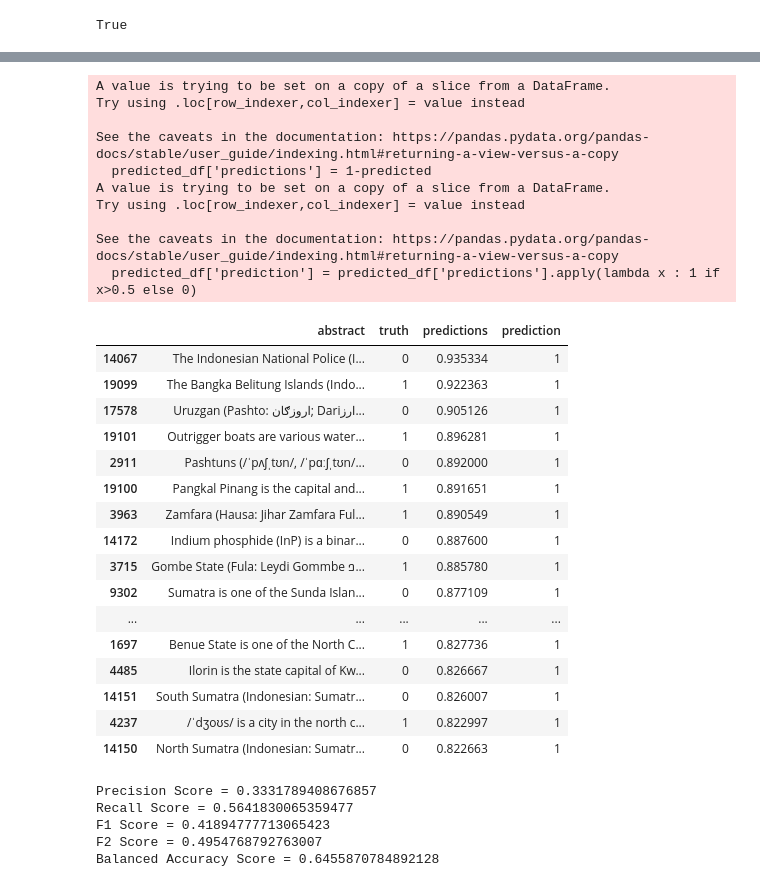
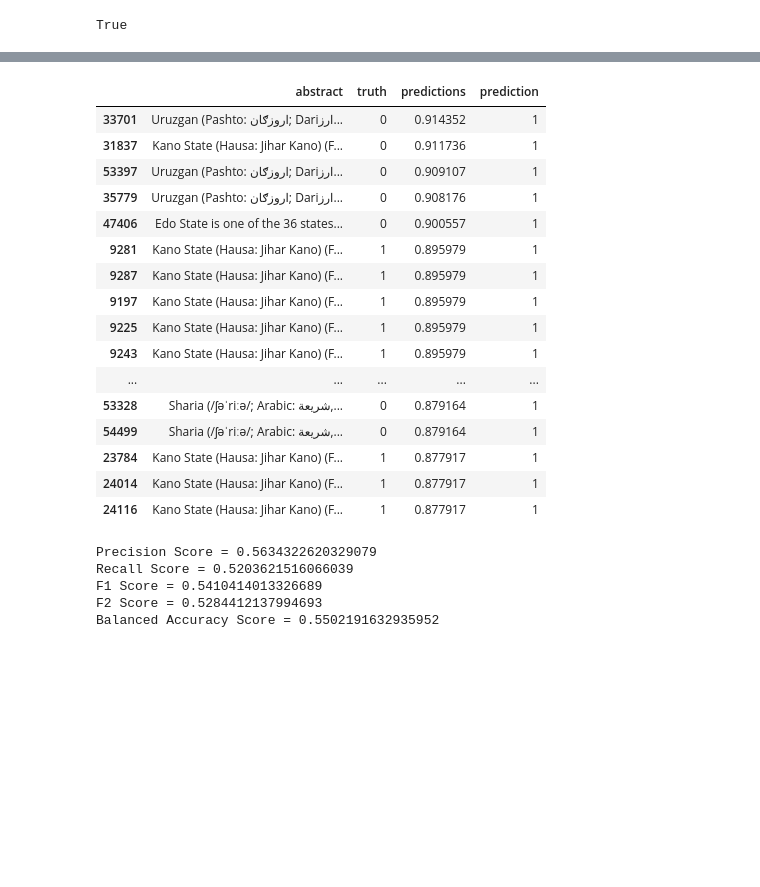
Before and after one commit to lewisponsonby/L4-Project, a Jupyter notebook: src/entity_django/entity_app/Classification Testing.ipynb, the cells around one changed output, grey strips where cells are left out. Saved outputs shown, nothing was run; the diff lists cells and outputs as text; code cells hidden in the pictures; blank space fills up the shorter version.

```diff
--- a/src/entity_django/entity_app/Classification Testing.ipynb
+++ b/src/entity_django/entity_app/Classification Testing.ipynb
@@ -192,5 +192,5 @@ test_labels = test_df['truth']
 test_features = tfidf_vectorizer.transform(test_df['abstract'])
 # %%
 from sklearn.linear_model import SGDClassifier
-clf = SGDClassifier(loss='log').fit(train_features,train_labels)
+clf = SGDClassifier(loss='log')#.fit(train_features,train_labels)
 # %%
@@ -200,36 +200,26 @@ pickle.dump(tfidf_vectorizer, open('vectorizer.pkl', "wb"))
 # %%
 from sklearn.model_selection import cross_val_predict
-predicted =  clf._predict_proba_lr(test_features)[:,0]
-predicted_df = test_df_
+predicted = cross_val_predict(clf, train_features, train_labels, cv=6, method='predict_proba')[:,0]
+predicted_df = merged
 predicted_df['predictions'] = 1-predicted
 #predicted_df.sort_values(by='predictions', ascending=False).head(30)
-predicted_df['prediction'] = predicted_df['predictions'].apply(lambda x : 1 if x>0.5 else 0)
+predicted_df['prediction'] = predicted_df['predictions'].apply(lambda x : 1 if x>0.45 else 0)
 predicted_df.sort_values(['predictions'], ascending=False).head(30)
 # %% [output]
-A value is trying to be set on a copy of a slice from a DataFrame.
-Try using .loc[row_indexer,col_indexer] = value instead
-
-See the caveats in the documentation: https://pandas.pydata.org/pandas-docs/stable/user_guide/indexing.html#returning-a-view-versus-a-copy
-  predicted_df['predictions'] = 1-predicted
-A value is trying to be set on a copy of a slice from a DataFrame.
-Try using .loc[row_indexer,col_indexer] = value instead
-
-See the caveats in the documentation: https://pandas.pydata.org/pandas-docs/stable/user_guide/indexing.html#returning-a-view-versus-a-copy
-  predicted_df['prediction'] = predicted_df['predictions'].apply(lambda x : 1 if x>0.5 else 0)
 |  | abstract | truth | predictions | prediction |
-| 14067 | The Indonesian National Police (I... | 0 | 0.935334 | 1 |
-| 19099 | The Bangka Belitung Islands (Indo... | 1 | 0.922363 | 1 |
-| 17578 | Uruzgan (Pashto: اروزګان; Dariارز... | 0 | 0.905126 | 1 |
-| 19101 | Outrigger boats are various water... | 1 | 0.896281 | 1 |
-| 2911 | Pashtuns (/ˈpʌʃˌtʊn/, /ˈpɑːʃˌtʊn/... | 0 | 0.892000 | 1 |
-| 19100 | Pangkal Pinang is the capital and... | 1 | 0.891651 | 1 |
-| 3963 | Zamfara (Hausa: Jihar Zamfara Ful... | 1 | 0.890549 | 1 |
-| 14172 | Indium phosphide (InP) is a binar... | 0 | 0.887600 | 1 |
-| 3715 | Gombe State (Fula: Leydi Gommbe 𞤤... | 1 | 0.885780 | 1 |
-| 9302 | Sumatra is one of the Sunda Islan... | 0 | 0.877109 | 1 |
+| 33701 | Uruzgan (Pashto: اروزګان; Dariارز... | 0 | 0.914352 | 1 |
+| 31837 | Kano State (Hausa: Jihar Kano) (F... | 0 | 0.911736 | 1 |
+| 53397 | Uruzgan (Pashto: اروزګان; Dariارز... | 0 | 0.909107 | 1 |
+| 35779 | Uruzgan (Pashto: اروزګان; Dariارز... | 0 | 0.908176 | 1 |
+| 47406 | Edo State is one of the 36 states... | 0 | 0.900557 | 1 |
+| 9281 | Kano State (Hausa: Jihar Kano) (F... | 1 | 0.895979 | 1 |
+| 9287 | Kano State (Hausa: Jihar Kano) (F... | 1 | 0.895979 | 1 |
+| 9197 | Kano State (Hausa: Jihar Kano) (F... | 1 | 0.895979 | 1 |
+| 9225 | Kano State (Hausa: Jihar Kano) (F... | 1 | 0.895979 | 1 |
+| 9243 | Kano State (Hausa: Jihar Kano) (F... | 1 | 0.895979 | 1 |
 | ... | ... | ... | ... | ... |
-| 1697 | Benue State is one of the North C... | 1 | 0.827736 | 1 |
-| 4485 | Ilorin is the state capital of Kw... | 0 | 0.826667 | 1 |
-| 14151 | South Sumatra (Indonesian: Sumatr... | 0 | 0.826007 | 1 |
-| 4237 | /ˈdʒoʊs/ is a city in the north c... | 1 | 0.822997 | 1 |
-| 14150 | North Sumatra (Indonesian: Sumatr... | 0 | 0.822663 | 1 |
+| 53328 | Sharia (/ʃəˈriːə/; Arabic: شريعة,... | 0 | 0.879164 | 1 |
+| 54499 | Sharia (/ʃəˈriːə/; Arabic: شريعة,... | 0 | 0.879164 | 1 |
+| 23784 | Kano State (Hausa: Jihar Kano) (F... | 1 | 0.877917 | 1 |
+| 24014 | Kano State (Hausa: Jihar Kano) (F... | 1 | 0.877917 | 1 |
+| 24116 | Kano State (Hausa: Jihar Kano) (F... | 1 | 0.877917 | 1 |
@@ -236,6 +230,6 @@ See the caveats in the documentation: https://pandas.pydata.org/pandas-docs/stab
 # %%
-y_true=predicted_df['truth']
-y_pred=predicted_df['prediction']
+y_true=split_df['truth']
+y_pred=split_df['prediction']
 from sklearn.metrics import balanced_accuracy_score
 from sklearn.metrics import precision_score
 from sklearn.metrics import recall_score
@@ -247,9 +241,9 @@ print("F1 Score =",f1_score(y_true, y_pred, pos_label=1))
 print("F2 Score =",fbeta_score(y_true, y_pred, pos_label=1, beta=2))
 print("Balanced Accuracy Score =",balanced_accuracy_score(y_true, y_pred))
 # %% [output]
-Precision Score = 0.3331789408676857
-Recall Score = 0.5641830065359477
-F1 Score = 0.41894777713065423
-F2 Score = 0.4954768792763007
-Balanced Accuracy Score = 0.6455870784892128
+Precision Score = 0.5634322620329079
+Recall Score = 0.5203621516066039
+F1 Score = 0.5410414013326689
+F2 Score = 0.5284412137994693
+Balanced Accuracy Score = 0.5502191632935952
 # %%
```
Also changed, not shown: parts of 6 cells of this notebook, 8 other files.
